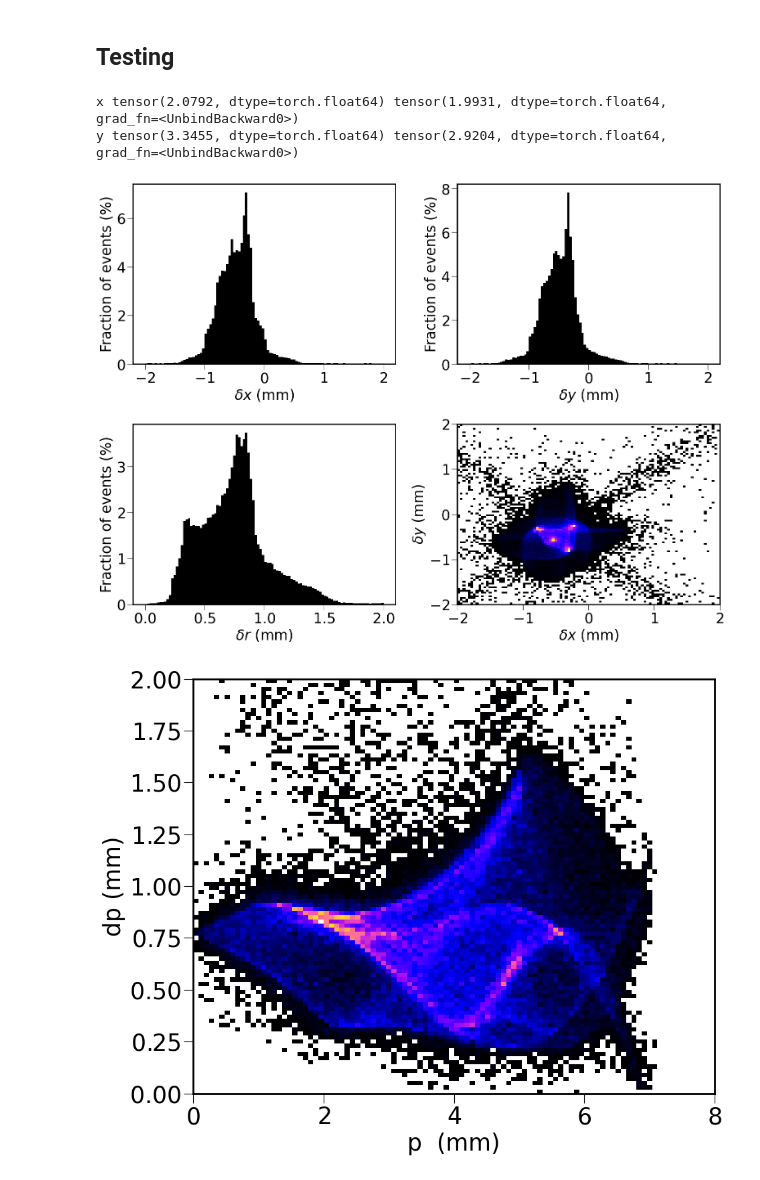
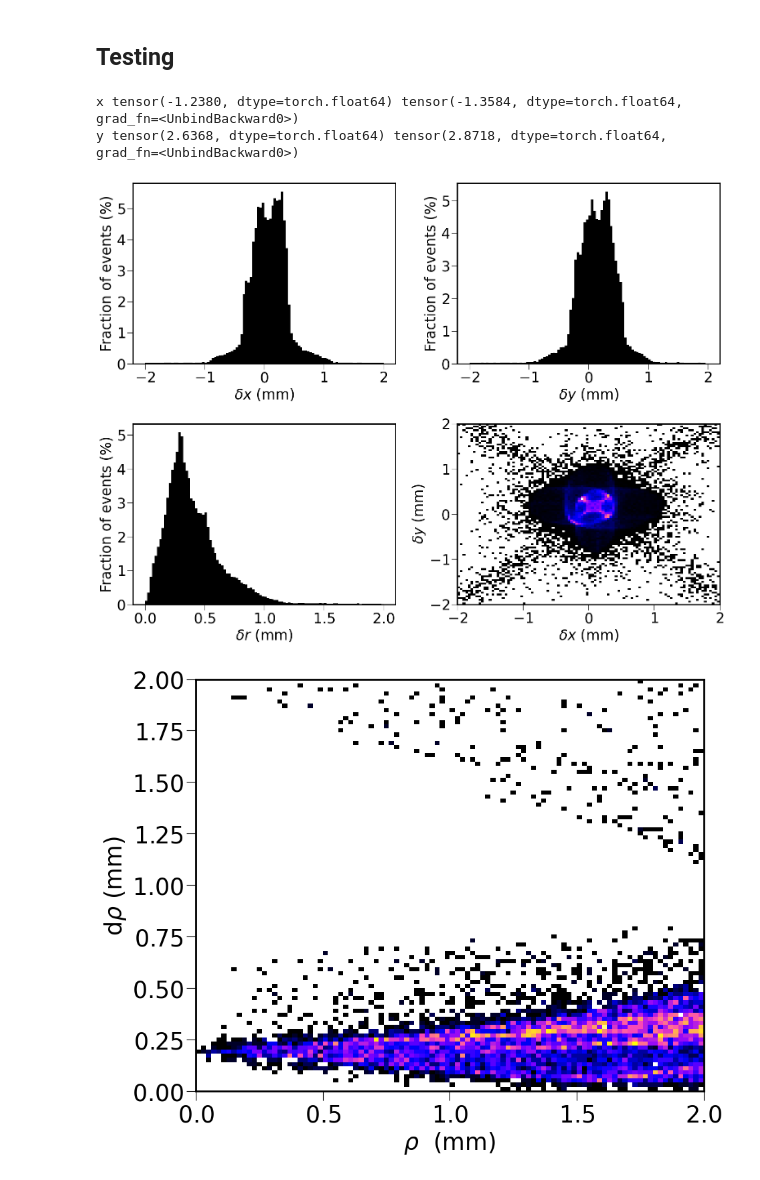
Before and after one commit to gonzaponte/resin, a Jupyter notebook: nb/Ansia.ipynb, the cells around one changed output. Cells and saved outputs as stored; diff of their text form; code cells hidden in the pictures.

```diff
--- a/nb/Ansia.ipynb
+++ b/nb/Ansia.ipynb
@@ -41,6 +41,6 @@ len(filenames)
 # %%
 filename = filenames[1]
 df       = pl.read_parquet(filename)
-pos      = df.select(list("xy"))
+pos      = df.select("x_0 y_0".split())
 response = df.select(pl.col("^sipm.*$"))
 df.head()
@@ -108,7 +89,7 @@ f_train = 80
 f_valid = 10
 assert f_train + f_valid < 100
 # %%
-ds = DS(folder, 100)
+ds = DS(folder, 1000, fluctuate=True)
 
 idx_train, idx_valid, idx_test = ds.indices(f_train, f_valid)
 
@@ -134,10 +116,11 @@ Testing    data: 100000
 # %%
+torch.seed()
 #torch.manual_seed(1234567890)
-print("seed =", torch.seed())
+print("seed =", torch.initial_seed())
 nsipms_side = 16
 nsipms      = nsipms_side**2
-lr          = 1e-5
-nepochs     = 20
+lr          = 2e-5
+nepochs     = 8
 nout        = 1
 NN          = NN_linear_v1
 model       = NN(nsipms, nout)
@@ -211,8 +179,8 @@ predicted  = model(response[:1])
 for axis, t, p in zip("xy", true_pos[0], predicted[0]):
     print(axis, t, p)
 # %% [output]
-x tensor(2.0792, dtype=torch.float64) tensor(1.9931, dtype=torch.float64, grad_fn=<UnbindBackward0>)
-y tensor(3.3455, dtype=torch.float64) tensor(2.9204, dtype=torch.float64, grad_fn=<UnbindBackward0>)
+x tensor(-1.2380, dtype=torch.float64) tensor(-1.3584, dtype=torch.float64, grad_fn=<UnbindBackward0>)
+y tensor(2.6368, dtype=torch.float64) tensor(2.8718, dtype=torch.float64, grad_fn=<UnbindBackward0>)
 # %%
 bins_dxy = np.linspace(-2, 2, 101)
 bins_dr  = np.linspace( 0, 2, 101)
@@ -225,13 +193,13 @@ plt.subplot(2, 2, 4); plt.hist2d(dxs, dys, (bins_dxy,)*2, cmin=1); plt.xlabel("$
 
 plt.tight_layout()
 # %% [output]
-[figure, old version]
+[figure, new version]
 # %%
-bins_r = np.linspace(0, bins_xy.max(), 101)
+bins_r = np.linspace(0, bins_dxy.max(), 101)
 plt.hist2d(ps, dps, (bins_r, bins_dr), cmin=1)
-plt.xlabel("p  (mm)")
-plt.ylabel("dp (mm)")
+plt.xlabel(r"$\rho$  (mm)")
+plt.ylabel(r"d$\rho$ (mm)")
 
 plt.tight_layout()
 # %% [output]
-[figure, old version]
+[figure, new version]
```
Also changed, not shown: parts of 11 cells of this notebook.
